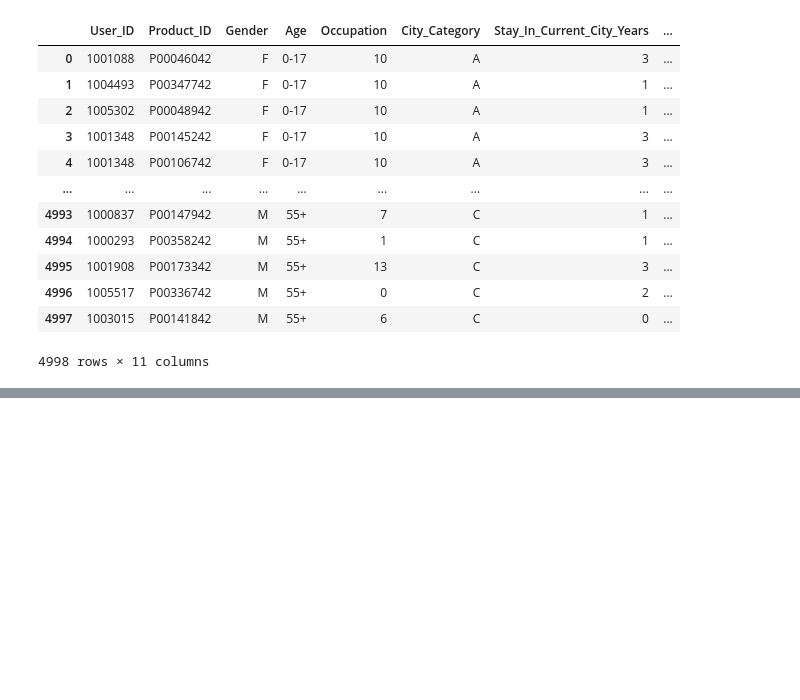
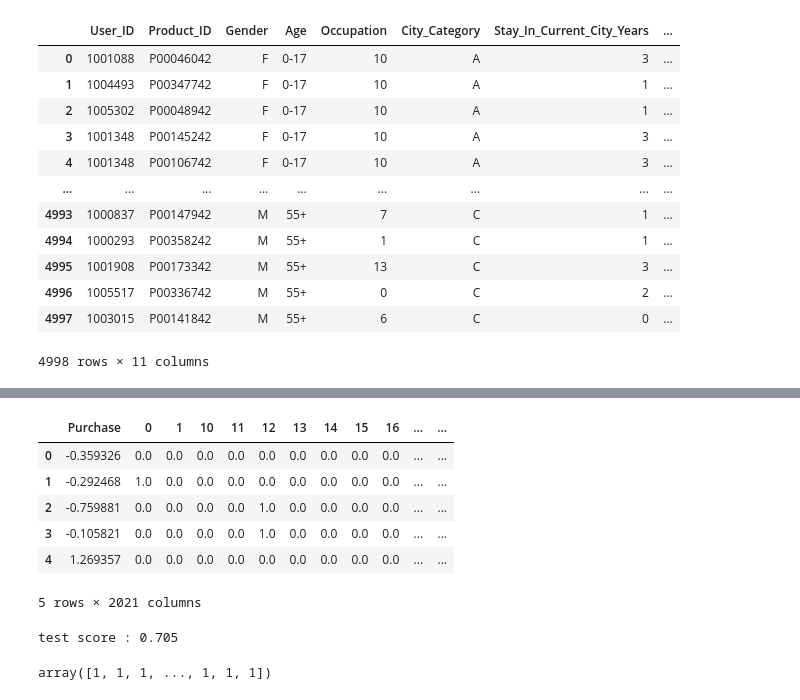
Before and after one commit to kains123/Tobigs-ML, a Jupyter notebook: Week04/Tobigs17_KNN_Clustering/과제/KNN 과제.ipynb, the cells around one changed output, grey strips where cells are left out. Drawn from its saved outputs; the diff is of its cells as text; code cells hidden in the pictures; blank space fills up the shorter version.

```diff
--- a/Week04/Tobigs17_KNN_Clustering/과제/KNN 과제.ipynb
+++ b/Week04/Tobigs17_KNN_Clustering/과제/KNN 과제.ipynb
@@ -144,0 +371,3 @@ df
+# %%
+all_X.drop(columns=categorical_columns, inplace=True)
+X = pd.concat([all_X, new_X_df], axis = 1)
@@ -144,0 +385,25 @@ df
+# %%
+X.head()
+# %% [output]
+|  | Purchase | 0 | 1 | 10 | 11 | 12 | 13 | 14 | 15 | 16 | ... | ... |
+| 0 | -0.359326 | 0.0 | 0.0 | 0.0 | 0.0 | 0.0 | 0.0 | 0.0 | 0.0 | 0.0 | ... | ... |
+| 1 | -0.292468 | 1.0 | 0.0 | 0.0 | 0.0 | 0.0 | 0.0 | 0.0 | 0.0 | 0.0 | ... | ... |
+| 2 | -0.759881 | 0.0 | 0.0 | 0.0 | 0.0 | 1.0 | 0.0 | 0.0 | 0.0 | 0.0 | ... | ... |
+| 3 | -0.105821 | 0.0 | 0.0 | 0.0 | 0.0 | 1.0 | 0.0 | 0.0 | 0.0 | 0.0 | ... | ... |
+| 4 | 1.269357 | 0.0 | 0.0 | 0.0 | 0.0 | 0.0 | 0.0 | 0.0 | 0.0 | 0.0 | ... | ... |
+5 rows × 2021 columns
+# %%
+from sklearn.neighbors import KNeighborsClassifier
+from sklearn.model_selection import train_test_split
+
+x_train, x_test, y_train, y_test = train_test_split(X, y, random_state=12212)
+knn = KNeighborsClassifier(5) # n_neighbors = 5 # metric ='euclidean'
+knn.fit(x_train, y_train)
+print('test score : {:.3f}'.format(knn.score(x_test, y_test)))
+# %% [output]
+test score : 0.705
+# %%
+results = knn.predict(x_test)
+results
+# %% [output]
+array([1, 1, 1, ..., 1, 1, 1])
```
Also changed, not shown: parts of 27 cells of this notebook, 3 other files.
